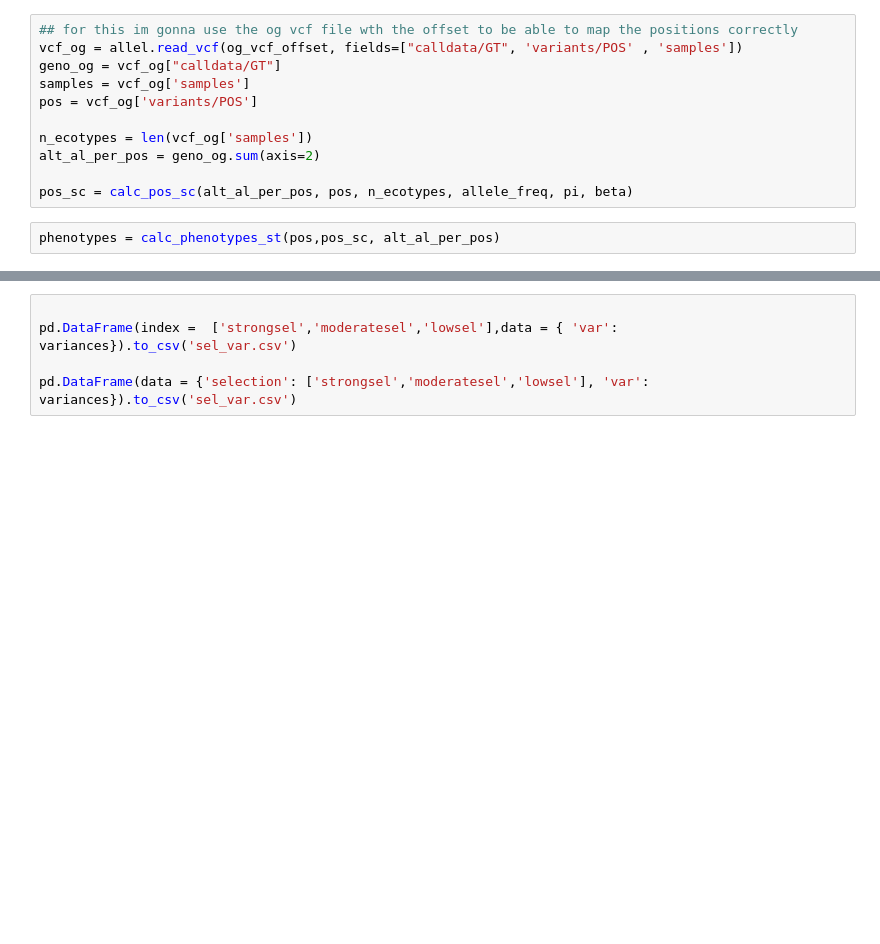
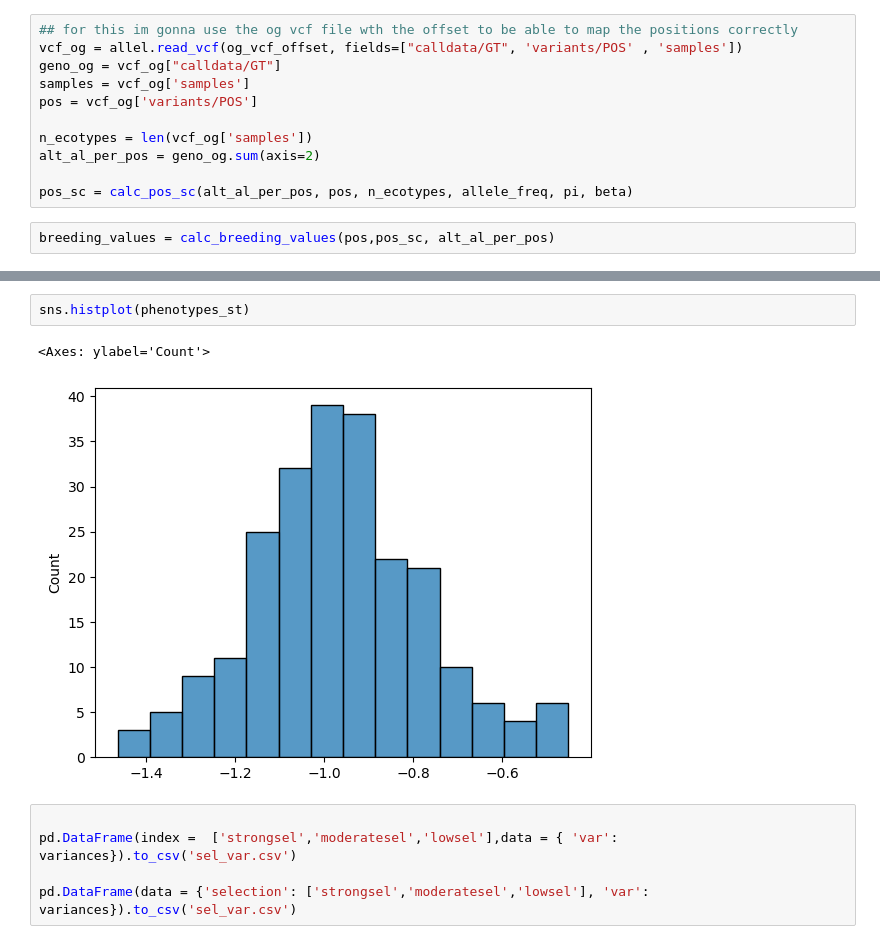
Before and after one commit to Tatianabellagio/slim_grenenet, a Jupyter notebook: test.ipynb, the cells around one changed output, grey strips where cells are left out. Saved outputs shown, nothing was run; the diff lists cells and outputs as text; blank space fills up the shorter version.

```diff
--- a/test.ipynb
+++ b/test.ipynb
@@ -139,4 +152,4 @@ alt_al_per_pos = geno_og.sum(axis=2)
 
 pos_sc = calc_pos_sc(alt_al_per_pos, pos, n_ecotypes, allele_freq, pi, beta)
 # %%
-phenotypes = calc_phenotypes_st(pos,pos_sc, alt_al_per_pos)
+breeding_values = calc_breeding_values(pos,pos_sc, alt_al_per_pos)
@@ -143,3 +184,8 @@ phenotypes = calc_phenotypes_st(pos,pos_sc, alt_al_per_pos)
+# %%
+sns.histplot(phenotypes_st)
+# %% [output]
+<Axes: ylabel='Count'>
+[figure, added]
 # %%
 
 pd.DataFrame(index =  ['strongsel','moderatesel','lowsel'],data = { 'var': variances}).to_csv('sel_var.csv')
```
Also changed, not shown: parts of 13 cells of this notebook.
